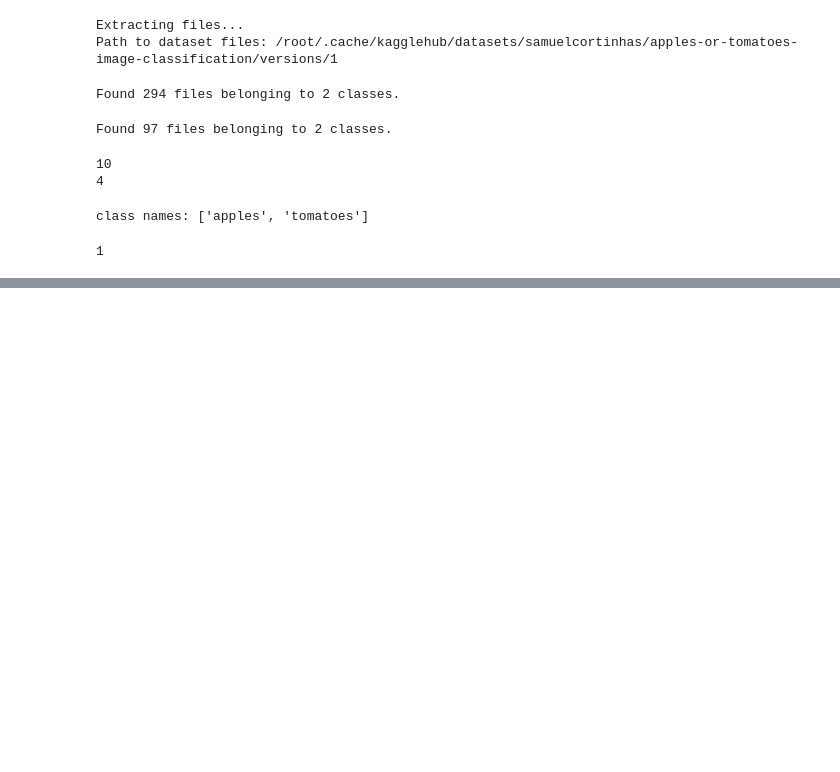
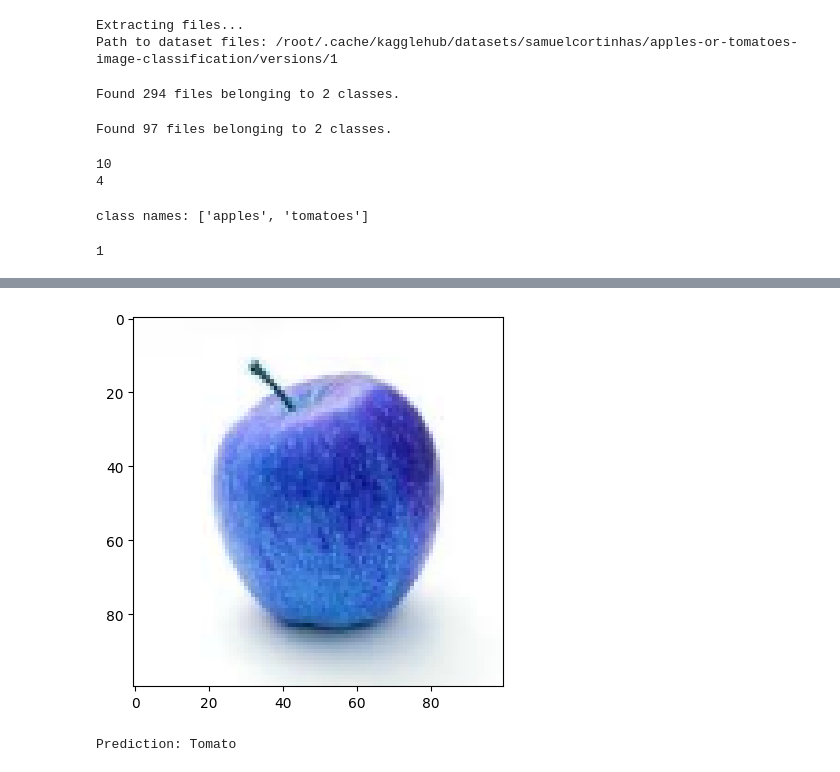
Before and after one commit to Dashrath7489/python, a Jupyter notebook: DL_DATASCIENCE/AppleTomatoPrediction.ipynb, the cells around one changed output, grey strips where cells are left out. Drawn from its saved outputs; the diff is of its cells as text; code cells hidden in the pictures; blank space fills up the shorter version.

Commit message:
done apple code

```diff
--- a/DL_DATASCIENCE/AppleTomatoPrediction.ipynb
+++ b/DL_DATASCIENCE/AppleTomatoPrediction.ipynb
@@ -178,0 +174,35 @@ plt.show()
+# %%
+import cv2
+import numpy as np
+import matplotlib.pyplot as plt
+
+# Load image
+img = cv2.imread(r"apple.jpg")
+
+# ✅ FIX: check if image loaded
+if img is None:
+    print("Error: Image not found. Check file path.")
+else:
+    # Resize to model input size
+    img = cv2.resize(img, (100, 100))
+
+    # Normalize (VERY IMPORTANT)
+    img = img / 255.0
+
+    # Reshape
+    img = img.reshape(1, 100, 100, 3)
+
+    # Prediction
+    result = model.predict(img)
+
+    print("Raw Output:", result)
+
+    plt.imshow(img[0])
+    plt.show()
+
+    # Convert to class
+    if result[0][0] > 0.5:
+        print("Prediction: Tomato")
+    else:
+        print("Prediction: Apple")
+# %% [output]
@@ -178,0 +211,2 @@ plt.show()
+[figure, added]
+Prediction: Tomato
```
Also changed, not shown: parts of 11 cells of this notebook, 4 other files.
